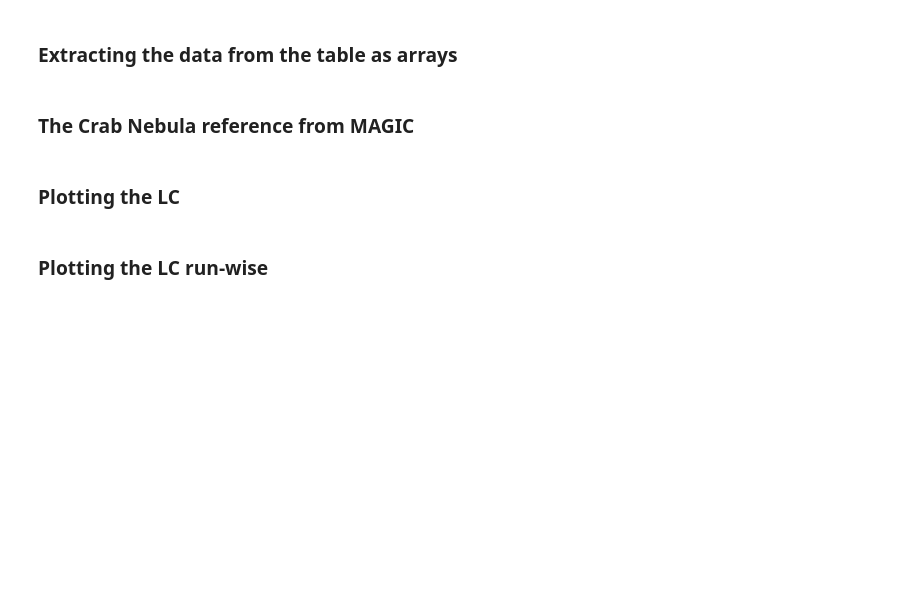
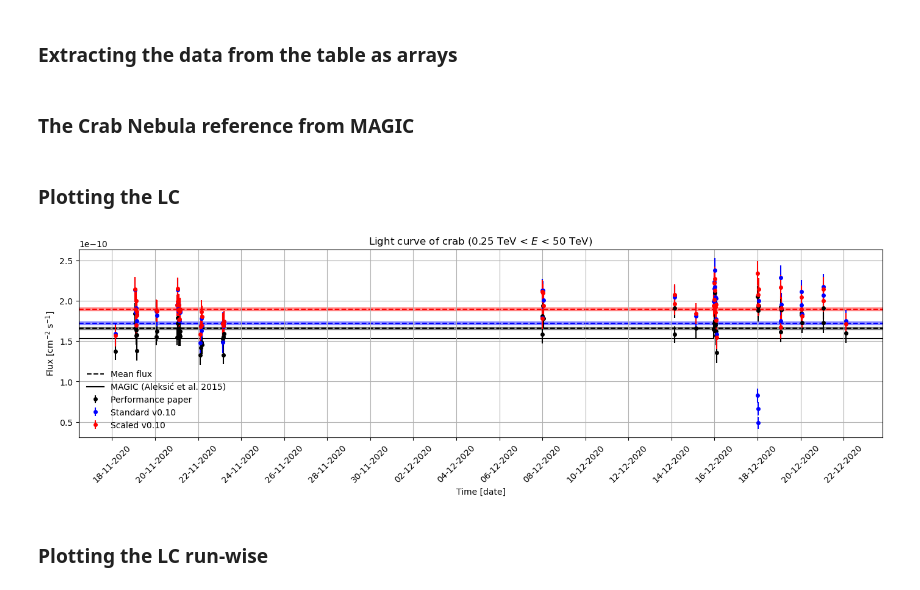
Before and after one commit to juanjq/cherenkov_transparency_corrections, a Jupyter notebook: high_level_analysis/dl3_gammapy_analysis_3examples.ipynb, the cells around one changed output. Cells and saved outputs as stored; diff of their text form; code cells hidden in the pictures; blank space fills up the shorter version.

```diff
--- a/high_level_analysis/dl3_gammapy_analysis_3examples.ipynb
+++ b/high_level_analysis/dl3_gammapy_analysis_3examples.ipynb
@@ -559,38 +620,41 @@ flux_crab_error = flux_crab * 0
 # %% [markdown]
 ### Plotting the LC
 # %%
-fig, ax = plt.subplots(figsize=(12, 4))
+fig, ax = plt.subplots(figsize=(17, 4))
 
 # Plotting the Ligt Curve
-ax.errorbar(time_center_paper, flux_lst1_paper, yerr=flux_stat_err_lst1_paper, color="k", ls="", marker=".", ms=10, label="LST-1 (src-independent) original")
-ax.errorbar(time_center, flux_lst1, yerr=flux_stat_err_lst1, color="r", ls="", marker="x", ms=10, label="LST-1 (src-independent) scaled")
-ax.errorbar(time_center_s, flux_lst1_s, yerr=flux_stat_err_lst1_s, color="b", ls="", marker=".", ms=10, label="LST-1 (src-independent) scaled")
+ax.errorbar(time_center_paper, flux_lst1_paper, yerr=flux_stat_err_lst1_paper, color="k", ls="", marker=".", ms=8, label="Performance paper")
+ax.errorbar(time_center, flux_lst1, yerr=flux_stat_err_lst1, color="b", ls="", marker=".", ms=8, label="Standard v0.10")
+ax.errorbar(time_center_s, flux_lst1_s, yerr=flux_stat_err_lst1_s, color="r", ls="", marker=".", ms=8, label="Scaled v0.10")
 
 # Mean flux + error
 ax.axhline(mean_flux_paper, ls="--", color="k", zorder=-1, label="Mean flux")
 ax.axhspan(mean_flux_paper - mean_flux_err_paper, mean_flux_paper + mean_flux_err_paper, color="k", alpha=0.4, zorder=-1)
-ax.axhline(mean_flux, ls="--", color="r", zorder=-1, label="Mean flux")
-ax.axhspan(mean_flux - mean_flux_err, mean_flux + mean_flux_err, color="r", alpha=0.4, zorder=-1)
-ax.axhline(mean_flux_s, ls="--", color="b", zorder=-1, label="Mean flux")
-ax.axhspan(mean_flux_s - mean_flux_err_s, mean_flux_s + mean_flux_err_s, color="b", alpha=0.4, zorder=-1)
+ax.axhline(mean_flux, ls="--", color="b", zorder=-1,)
+ax.axhspan(mean_flux - mean_flux_err, mean_flux + mean_flux_err, color="b", alpha=0.4, zorder=-1)
+ax.axhline(mean_flux_s, ls="--", color="r", zorder=-1,)
+ax.axhspan(mean_flux_s - mean_flux_err_s, mean_flux_s + mean_flux_err_s, color="r", alpha=0.4, zorder=-1)
 
 # MAGIC reference
-ax.axhline(flux_crab.value, ls="-.", color="crimson", zorder=-1, label="MAGIC (Aleksić et al. 2015)")
+ax.axhline(flux_crab.value, ls="-", color="k", zorder=-1, label="MAGIC (Aleksić et al. 2015)")
 
 energy_range = f"{e_lc_min:.2f} < $E$ < {e_lc_max:.0f}"
 ax.set_title(f"Light curve of {target_name} ({energy_range})")
 ax.set_ylabel("Flux [cm$^{-2}$ s$^{-1}$]")
 ax.set_xlabel("Time [date]")
 # ax.grid()
-ax.legend(loc=4)
+ax.legend(loc=3, frameon=False)
 # ax.set_xlim(18876, 18882.5)
-ax.xaxis.set_major_locator(MonthLocator(interval=2))
+ax.xaxis.set_major_locator(DayLocator(interval=2))
 ax.xaxis.set_major_formatter(DateFormatter("%d-%m-%Y"))
 plt.xticks(rotation=45)
-ax.set_ylim(0)
+plt.grid()
+# ax.set_ylim(0)
 
 # plt.savefig(f"plots/total.png", bbox_inches="tight", dpi=300)
 plt.show()
+# %% [output]
+[figure, added]
 # %% [markdown]
 ### Plotting the LC run-wise
 # %%
```
Also changed, not shown: parts of 9 cells of this notebook.
